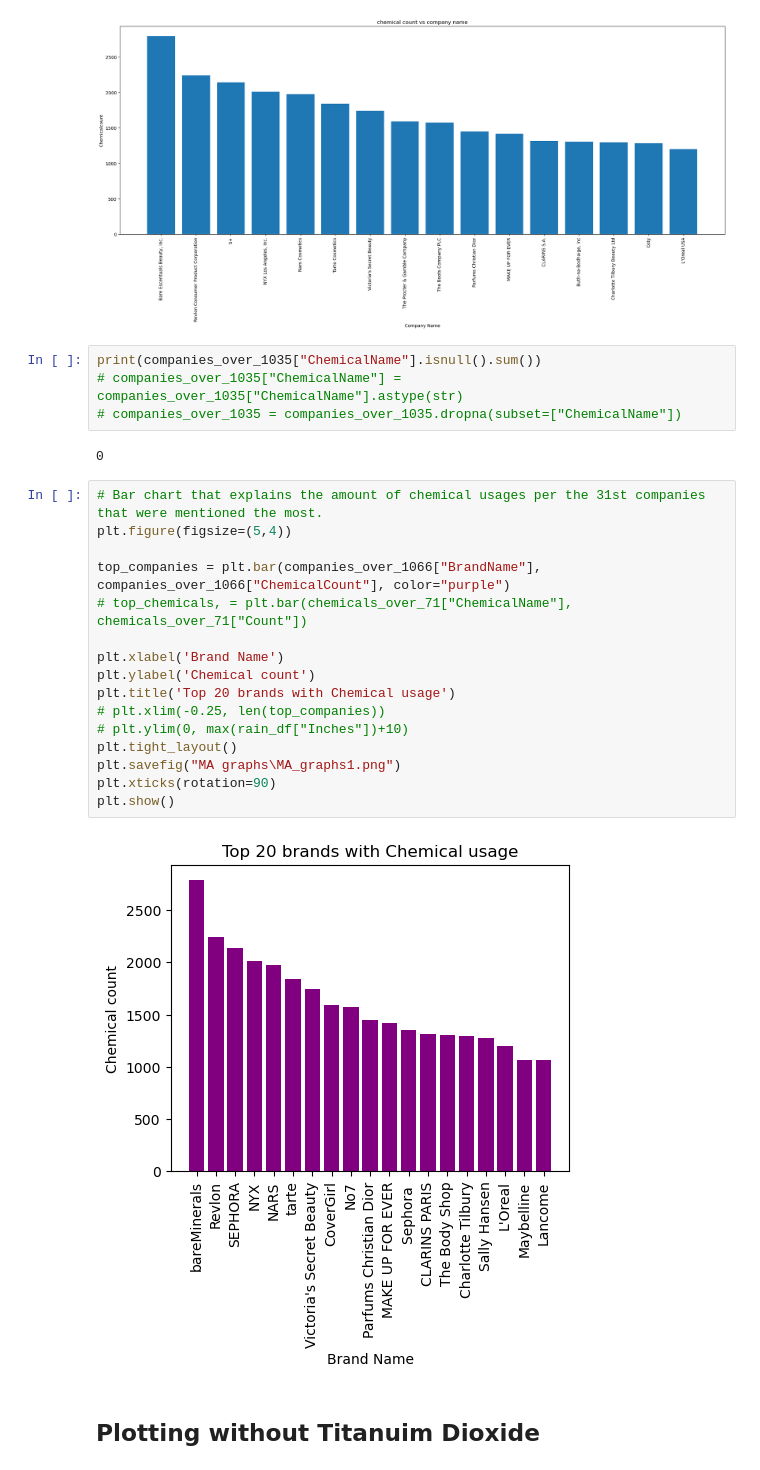
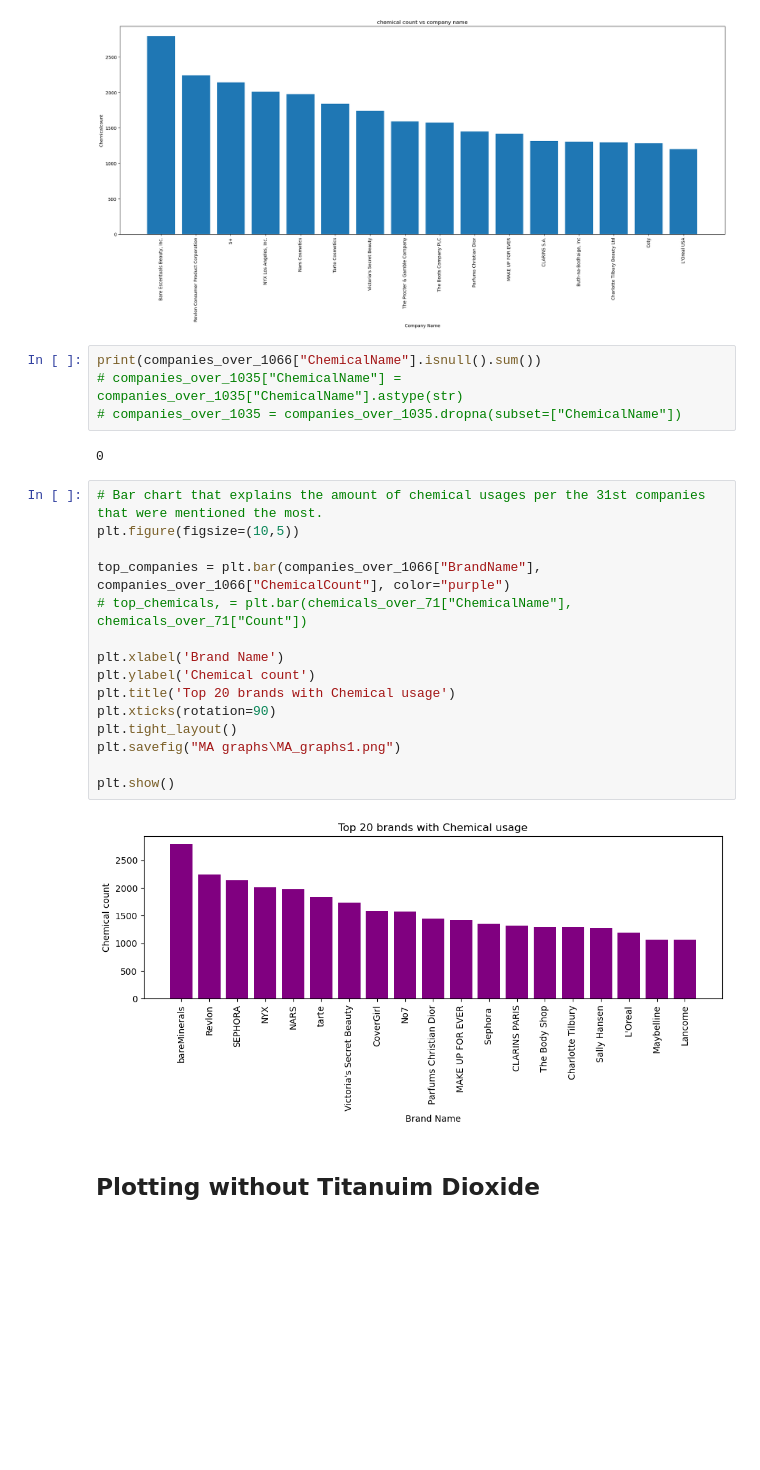
Before and after one commit to Nova8F/Project_1.0, a Jupyter notebook: MA_project1group1.ipynb, the cells around one changed output. Saved outputs shown, nothing was run; the diff lists cells and outputs as text; blank space fills up the shorter version.

```diff
--- a/MA_project1group1.ipynb
+++ b/MA_project1group1.ipynb
@@ -225,29 +225,28 @@ plt.show()
 # %% [output]
 [figure]
 # %%
-print(companies_over_1035["ChemicalName"].isnull().sum())
+print(companies_over_1066["ChemicalName"].isnull().sum())
 # companies_over_1035["ChemicalName"] = companies_over_1035["ChemicalName"].astype(str)
 # companies_over_1035 = companies_over_1035.dropna(subset=["ChemicalName"])
 # %% [output]
 0
 # %%
 # Bar chart that explains the amount of chemical usages per the 31st companies that were mentioned the most.
-plt.figure(figsize=(5,4))
+plt.figure(figsize=(10,5))
 
 top_companies = plt.bar(companies_over_1066["BrandName"], companies_over_1066["ChemicalCount"], color="purple")
 # top_chemicals, = plt.bar(chemicals_over_71["ChemicalName"], chemicals_over_71["Count"])
 
 plt.xlabel('Brand Name')
 plt.ylabel('Chemical count')
 plt.title('Top 20 brands with Chemical usage')
-# plt.xlim(-0.25, len(top_companies))
-# plt.ylim(0, max(rain_df["Inches"])+10)
+plt.xticks(rotation=90)
 plt.tight_layout()
 plt.savefig("MA graphs\MA_graphs1.png")
-plt.xticks(rotation=90)
+
 plt.show()
 # %% [output]
-[figure, old version]
+[figure, new version]
 # %% [markdown]
 ## Plotting without Titanuim Dioxide
 # %%
```
Also changed, not shown: parts of 7 cells of this notebook, 2 other files.
